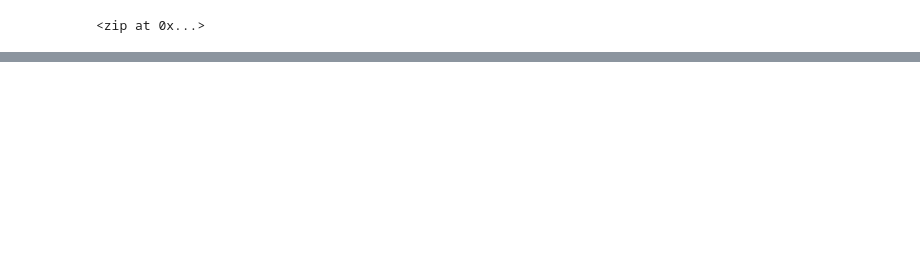
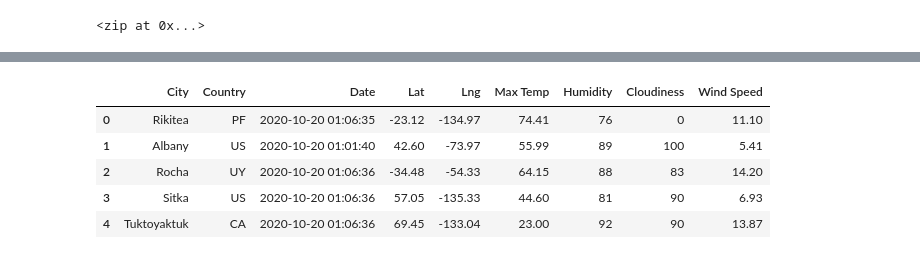
Before and after one commit to Grecia-09/World_Weather_Analysis, a Jupyter notebook: WeatherPy.ipynb, the cells around one changed output, grey strips where cells are left out. Drawn from its saved outputs; the diff is of its cells as text; code cells hidden in the pictures; blank space fills up the shorter version.

```diff
--- a/WeatherPy.ipynb
+++ b/WeatherPy.ipynb
@@ -33,0 +143,11 @@ len(cities)
+# %%
+new_column_order = ["City", "Country", "Date", "Lat", "Lng", "Max Temp", "Humidity", "Cloudiness", "Wind Speed"]
+city_data_df = city_data_df[new_column_order]
+city_data_df.head()
+# %% [output]
+|  | City | Country | Date | Lat | Lng | Max Temp | Humidity | Cloudiness | Wind Speed |
+| 0 | Rikitea | PF | 2020-10-20 01:06:35 | -23.12 | -134.97 | 74.41 | 76 | 0 | 11.10 |
+| 1 | Albany | US | 2020-10-20 01:01:40 | 42.60 | -73.97 | 55.99 | 89 | 100 | 5.41 |
+| 2 | Rocha | UY | 2020-10-20 01:06:36 | -34.48 | -54.33 | 64.15 | 88 | 83 | 14.20 |
+| 3 | Sitka | US | 2020-10-20 01:06:36 | 57.05 | -135.33 | 44.60 | 81 | 90 | 6.93 |
+| 4 | Tuktoyaktuk | CA | 2020-10-20 01:06:36 | 69.45 | -133.04 | 23.00 | 92 | 90 | 13.87 |
```
Also changed, not shown: parts of 7 cells of this notebook, 1 other file.
